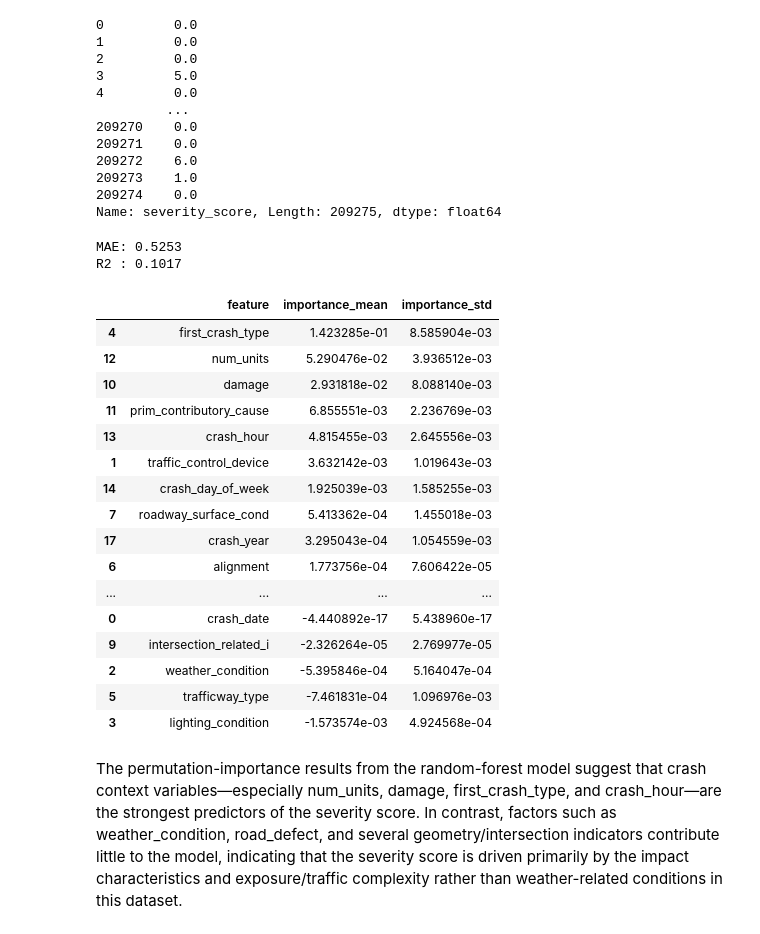
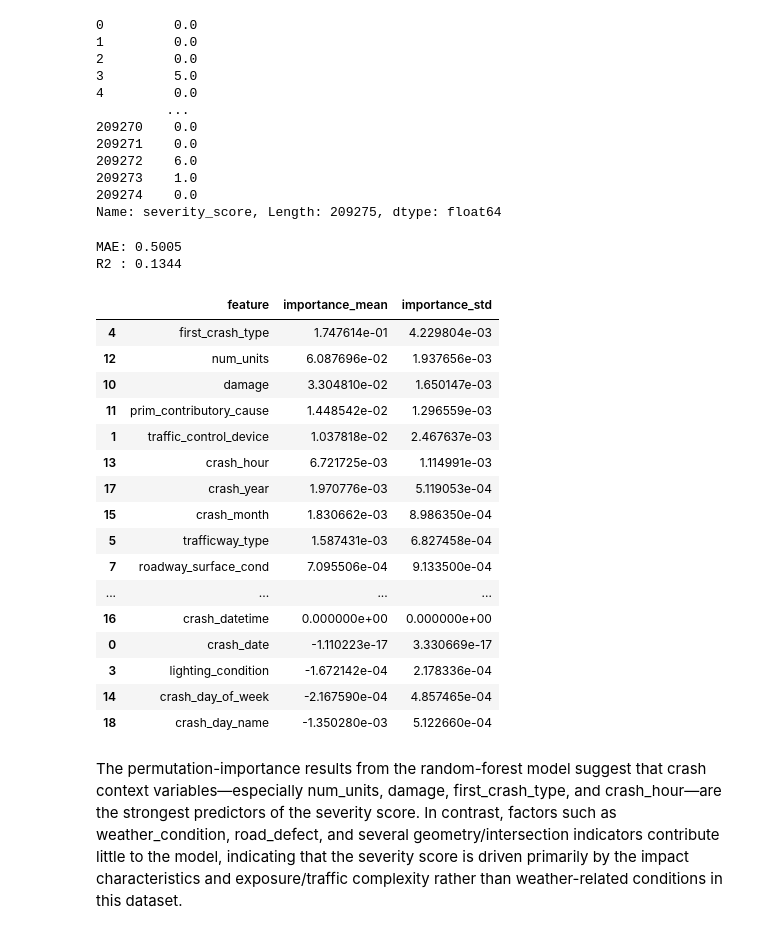
Before and after one commit to Zihao-Sheng/DATA552Project_Group5, a Jupyter notebook: notebook/Model_Building.ipynb, the cells around one changed output. Cells and saved outputs as stored; diff of their text form; code cells hidden in the pictures.

```diff
--- a/notebook/Model_Building.ipynb
+++ b/notebook/Model_Building.ipynb
@@ -67,7 +67,7 @@ from sklearn.ensemble import RandomForestRegressor
 from sklearn.inspection import permutation_importance
 from sklearn.metrics import mean_absolute_error, r2_score
 
-data = data.copy().sample(n=20000, random_state=42)
+data = data.copy()
 
 data["severity_score"] = (
     5*data["injuries_fatal"]
@@ -109,50 +109,50 @@ pre = ColumnTransformer(
 rf = RandomForestRegressor(
     n_estimators=500,
     random_state=42,
     n_jobs=-1,
     min_samples_leaf=20,
 )
 
 pipe = Pipeline([("pre", pre), ("rf", rf)])
 
 X_train, X_test, y_train, y_test = train_test_split(
     X, y, test_size=0.2, random_state=42
 )
 
 pipe.fit(X_train, y_train)
 pred = pipe.predict(X_test)
 
 print("MAE:", round(mean_absolute_error(y_test, pred), 4))
 print("R2 :", round(r2_score(y_test, pred), 4))
 
 perm = permutation_importance(
     pipe, X_test, y_test, n_repeats=10, random_state=42, n_jobs=-1
 )
 
 imp = pd.DataFrame(
     {"feature": X.columns, "importance_mean": perm.importances_mean, "importance_std": perm.importances_std}
 ).sort_values("importance_mean", ascending=False)
 
 imp.head(20)
 # %% [output]
-MAE: 0.5253
-R2 : 0.1017
+MAE: 0.5005
+R2 : 0.1344
 |  | feature | importance_mean | importance_std |
-| 4 | first_crash_type | 1.423285e-01 | 8.585904e-03 |
-| 12 | num_units | 5.290476e-02 | 3.936512e-03 |
-| 10 | damage | 2.931818e-02 | 8.088140e-03 |
-| 11 | prim_contributory_cause | 6.855551e-03 | 2.236769e-03 |
-| 13 | crash_hour | 4.815455e-03 | 2.645556e-03 |
-| 1 | traffic_control_device | 3.632142e-03 | 1.019643e-03 |
-| 14 | crash_day_of_week | 1.925039e-03 | 1.585255e-03 |
-| 7 | roadway_surface_cond | 5.413362e-04 | 1.455018e-03 |
-| 17 | crash_year | 3.295043e-04 | 1.054559e-03 |
-| 6 | alignment | 1.773756e-04 | 7.606422e-05 |
+| 4 | first_crash_type | 1.747614e-01 | 4.229804e-03 |
+| 12 | num_units | 6.087696e-02 | 1.937656e-03 |
+| 10 | damage | 3.304810e-02 | 1.650147e-03 |
+| 11 | prim_contributory_cause | 1.448542e-02 | 1.296559e-03 |
+| 1 | traffic_control_device | 1.037818e-02 | 2.467637e-03 |
+| 13 | crash_hour | 6.721725e-03 | 1.114991e-03 |
+| 17 | crash_year | 1.970776e-03 | 5.119053e-04 |
+| 15 | crash_month | 1.830662e-03 | 8.986350e-04 |
+| 5 | trafficway_type | 1.587431e-03 | 6.827458e-04 |
+| 7 | roadway_surface_cond | 7.095506e-04 | 9.133500e-04 |
 | ... | ... | ... | ... |
-| 0 | crash_date | -4.440892e-17 | 5.438960e-17 |
-| 9 | intersection_related_i | -2.326264e-05 | 2.769977e-05 |
-| 2 | weather_condition | -5.395846e-04 | 5.164047e-04 |
-| 5 | trafficway_type | -7.461831e-04 | 1.096976e-03 |
-| 3 | lighting_condition | -1.573574e-03 | 4.924568e-04 |
+| 16 | crash_datetime | 0.000000e+00 | 0.000000e+00 |
+| 0 | crash_date | -1.110223e-17 | 3.330669e-17 |
+| 3 | lighting_condition | -1.672142e-04 | 2.178336e-04 |
+| 14 | crash_day_of_week | -2.167590e-04 | 4.857465e-04 |
+| 18 | crash_day_name | -1.350280e-03 | 5.122660e-04 |
 # %% [markdown]
 The permutation-importance results from the random-forest model suggest that crash context variables—especially num_units, damage, first_crash_type, and crash_hour—are the strongest predictors of the severity score. In contrast, factors such as weather_condition, road_defect, and several geometry/intersection indicators contribute little to the model, indicating that the severity score is driven primarily by the impact characteristics and exposure/traffic complexity rather than weather-related conditions in this dataset.
```
Also changed, not shown: parts of 1 cell of this notebook.
